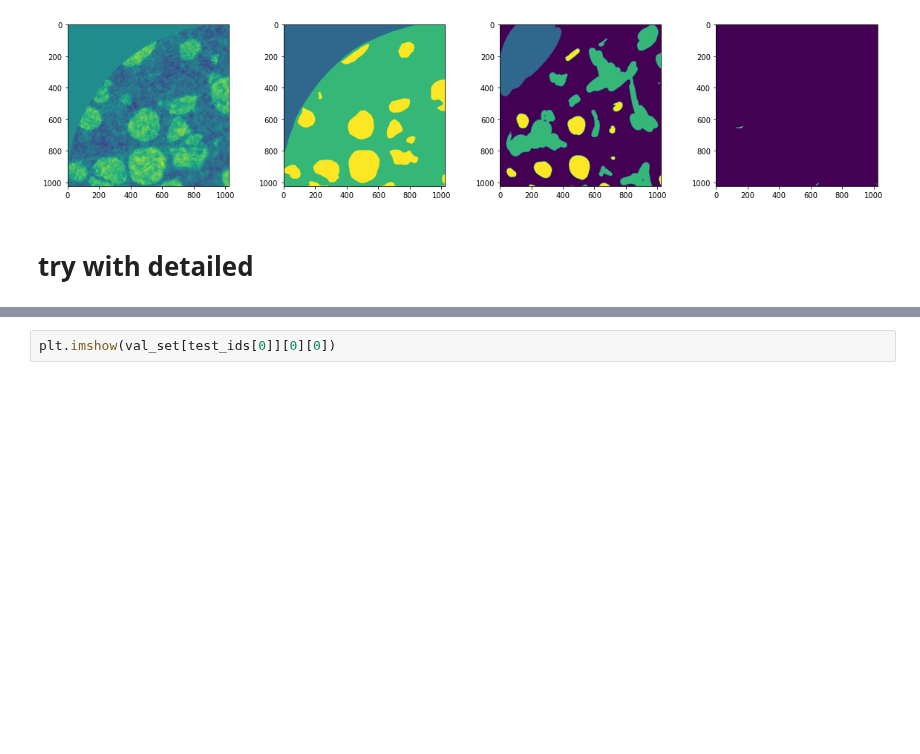
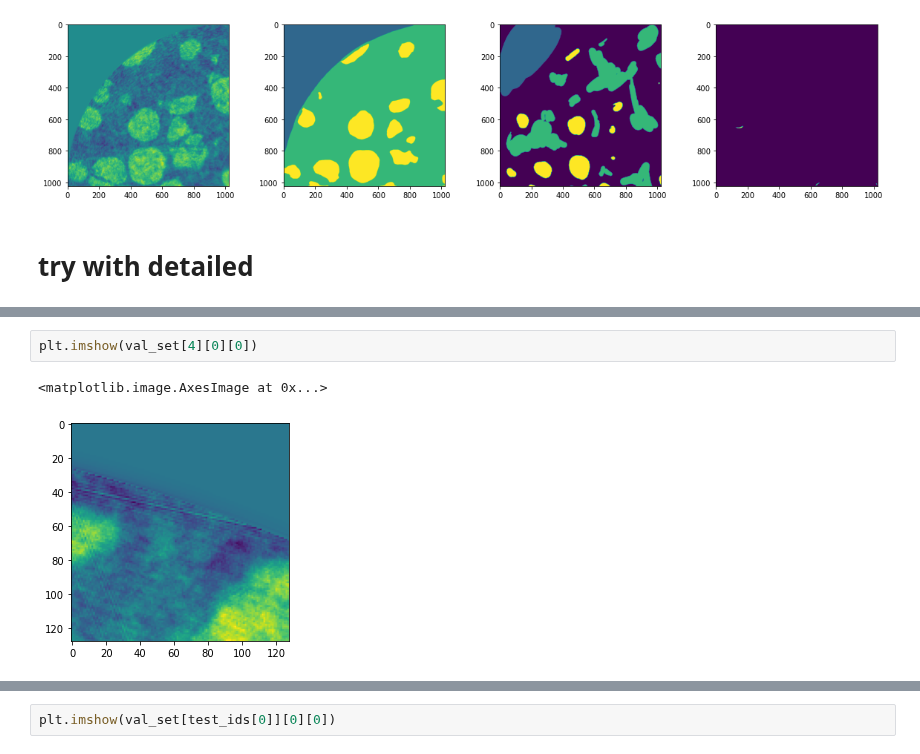
Before and after one commit to laura-rieger/segmenter, a Jupyter notebook: notebooks/Results.ipynb, the cells around one changed output, grey strips where cells are left out. Drawn from its saved outputs; the diff is of its cells as text; blank space fills up the shorter version.

```diff
--- a/notebooks/Results.ipynb
+++ b/notebooks/Results.ipynb
@@ -163,0 +212,5 @@ array([1124, 1122, 1123, ...,   43,   42,  243], dtype=int64)
+# %%
+plt.imshow(val_set[4][0][0])
+# %% [output]
+<matplotlib.image.AxesImage at 0x...>
+[figure, added]
```
Also changed, not shown: parts of 25 cells of this notebook, 5 other files.
